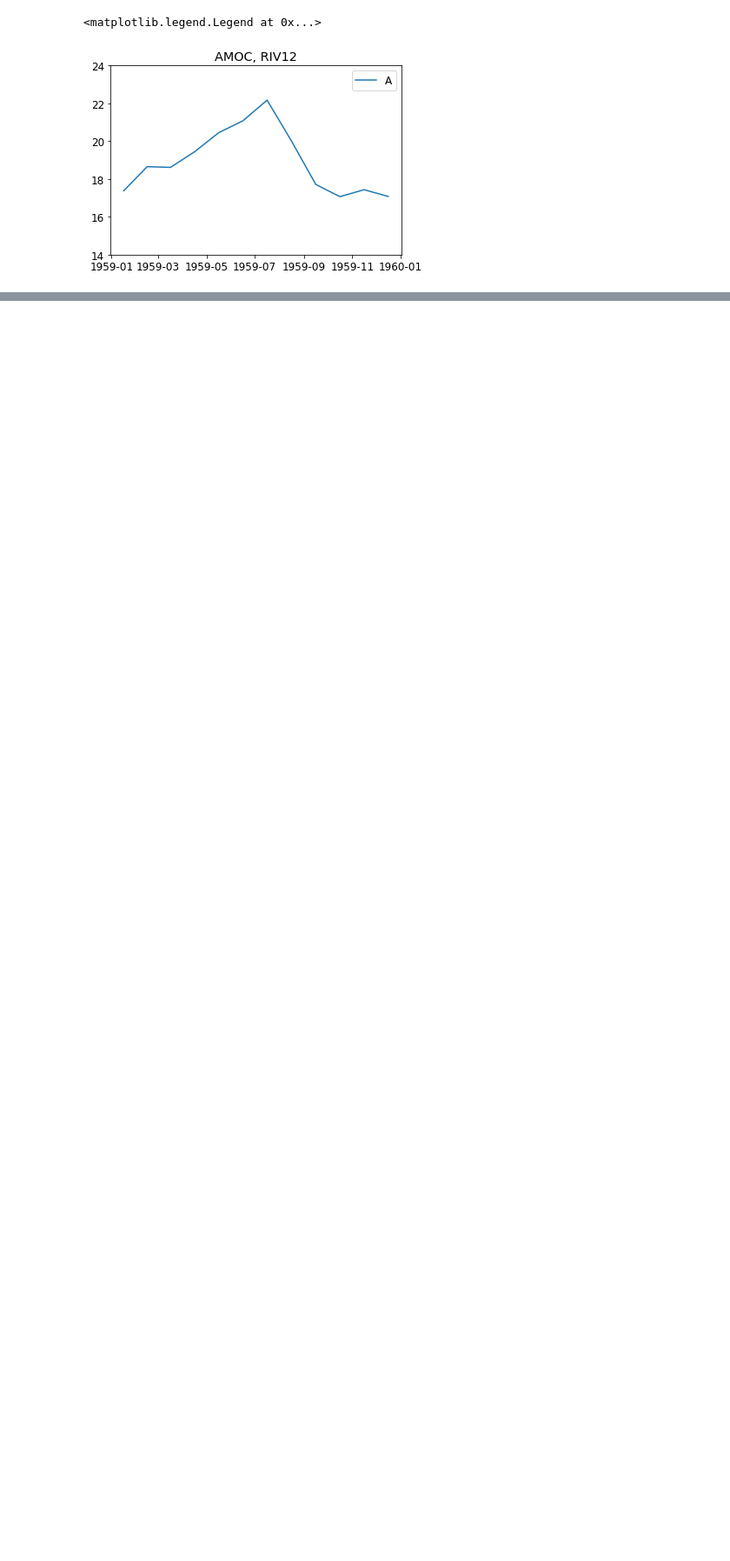
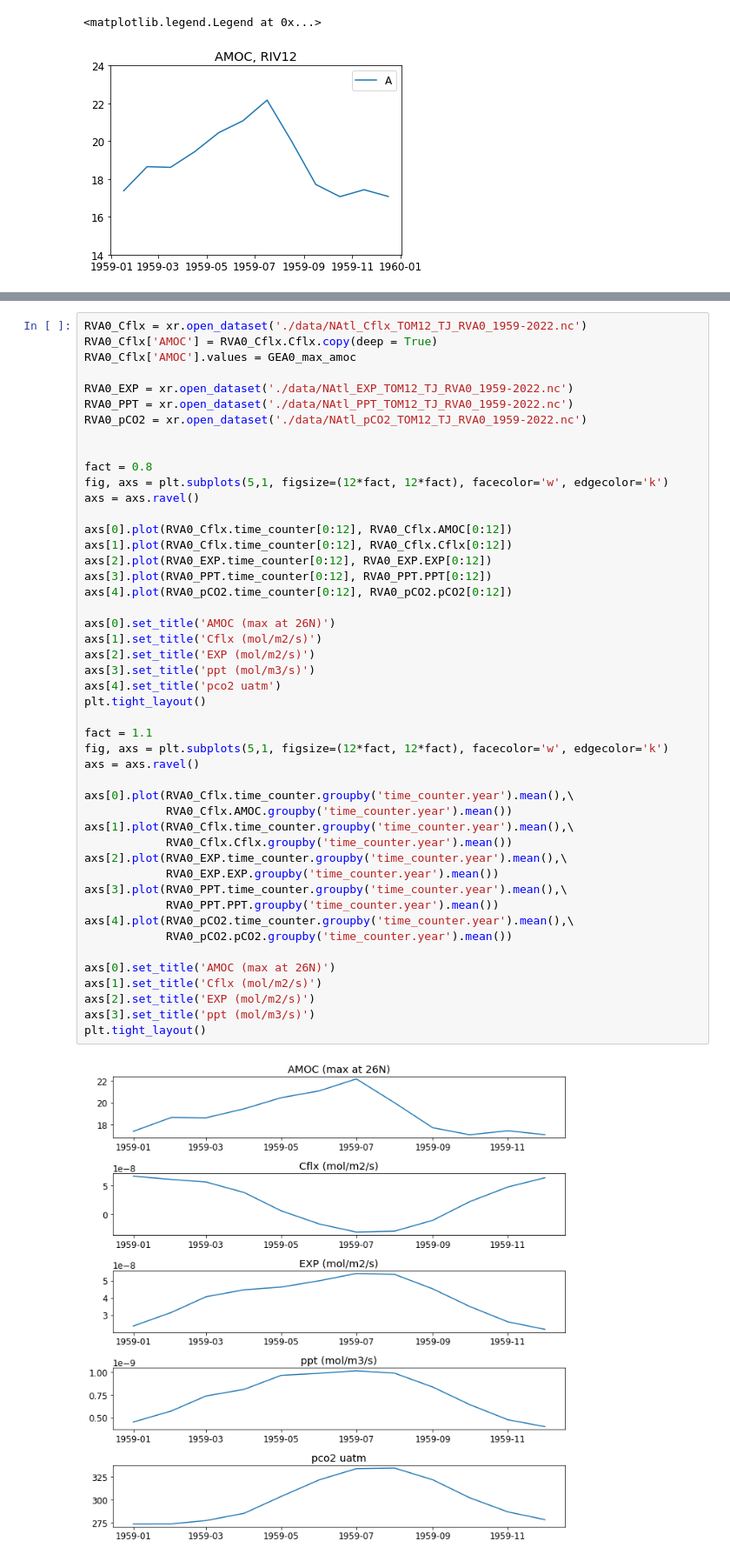
Before and after one commit to tjarnikova/AMOC-PLANKTOM, a Jupyter notebook: first-maps-ts.ipynb, the cells around one changed output, grey strips where cells are left out. Shown: that part at 87% size. Drawn from its saved outputs; the diff is of its cells as text; blank space fills up the shorter version.

```diff
--- a/first-maps-ts.ipynb
+++ b/first-maps-ts.ipynb
@@ -328,0 +302,49 @@ axs[3].plot(RVA0_PPT.time_counter.groupby('time_counter.year').mean(),\
+# %%
+RVA0_Cflx = xr.open_dataset('./data/NAtl_Cflx_TOM12_TJ_RVA0_1959-2022.nc')
+RVA0_Cflx['AMOC'] = RVA0_Cflx.Cflx.copy(deep = True)
+RVA0_Cflx['AMOC'].values = GEA0_max_amoc
+
+RVA0_EXP = xr.open_dataset('./data/NAtl_EXP_TOM12_TJ_RVA0_1959-2022.nc')
+RVA0_PPT = xr.open_dataset('./data/NAtl_PPT_TOM12_TJ_RVA0_1959-2022.nc')
+RVA0_pCO2 = xr.open_dataset('./data/NAtl_pCO2_TOM12_TJ_RVA0_1959-2022.nc')
+
+
+fact = 0.8
+fig, axs = plt.subplots(5,1, figsize=(12*fact, 12*fact), facecolor='w', edgecolor='k')
+axs = axs.ravel()
+
+axs[0].plot(RVA0_Cflx.time_counter[0:12], RVA0_Cflx.AMOC[0:12])
+axs[1].plot(RVA0_Cflx.time_counter[0:12], RVA0_Cflx.Cflx[0:12])
+axs[2].plot(RVA0_EXP.time_counter[0:12], RVA0_EXP.EXP[0:12])
+axs[3].plot(RVA0_PPT.time_counter[0:12], RVA0_PPT.PPT[0:12])
+axs[4].plot(RVA0_pCO2.time_counter[0:12], RVA0_pCO2.pCO2[0:12])
+
+axs[0].set_title('AMOC (max at 26N)')
+axs[1].set_title('Cflx (mol/m2/s)')
+axs[2].set_title('EXP (mol/m2/s)')
+axs[3].set_title('ppt (mol/m3/s)')
+axs[4].set_title('pco2 uatm')
+plt.tight_layout()
+
+fact = 1.1
+fig, axs = plt.subplots(5,1, figsize=(12*fact, 12*fact), facecolor='w', edgecolor='k')
+axs = axs.ravel()
+
+axs[0].plot(RVA0_Cflx.time_counter.groupby('time_counter.year').mean(),\
+            RVA0_Cflx.AMOC.groupby('time_counter.year').mean())
+axs[1].plot(RVA0_Cflx.time_counter.groupby('time_counter.year').mean(),\
+            RVA0_Cflx.Cflx.groupby('time_counter.year').mean())
+axs[2].plot(RVA0_EXP.time_counter.groupby('time_counter.year').mean(),\
+            RVA0_EXP.EXP.groupby('time_counter.year').mean())
+axs[3].plot(RVA0_PPT.time_counter.groupby('time_counter.year').mean(),\
+            RVA0_PPT.PPT.groupby('time_counter.year').mean())
+axs[4].plot(RVA0_pCO2.time_counter.groupby('time_counter.year').mean(),\
+            RVA0_pCO2.pCO2.groupby('time_counter.year').mean())
+
+axs[0].set_title('AMOC (max at 26N)')
+axs[1].set_title('Cflx (mol/m2/s)')
+axs[2].set_title('EXP (mol/m2/s)')
+axs[3].set_title('ppt (mol/m3/s)')
+plt.tight_layout()
+# %% [output]
+[figure, added]
```
Also changed, not shown: parts of 14 cells of this notebook, 4 other files.
